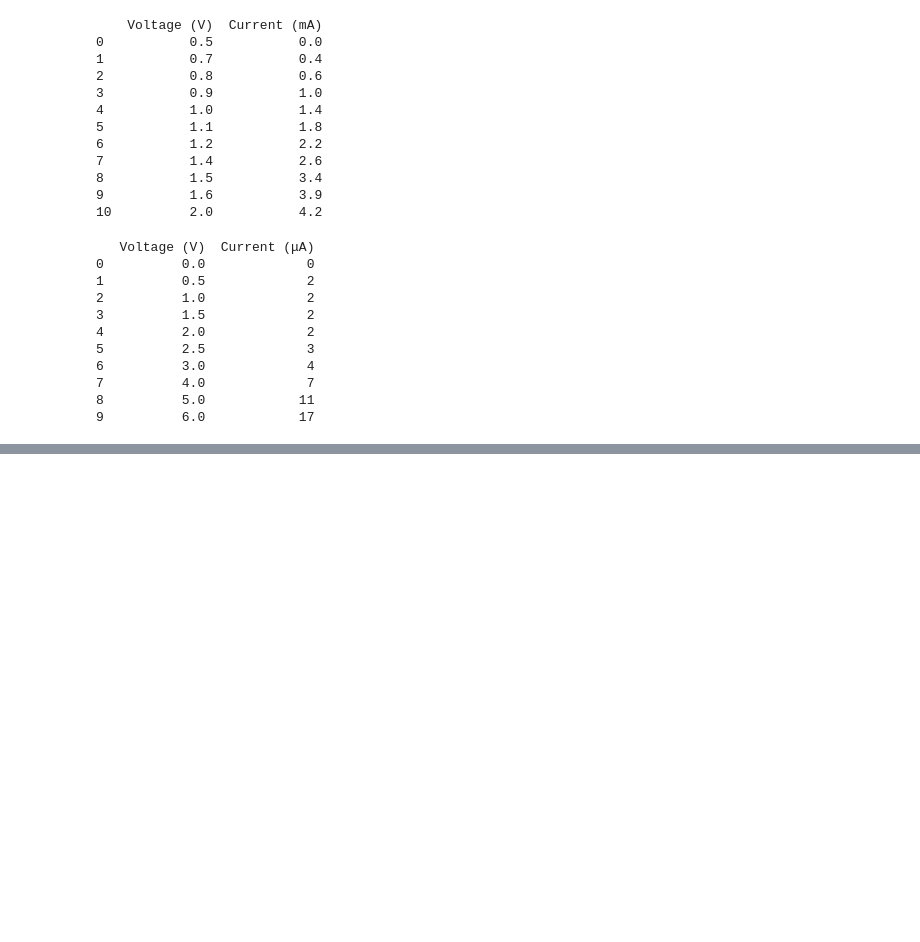
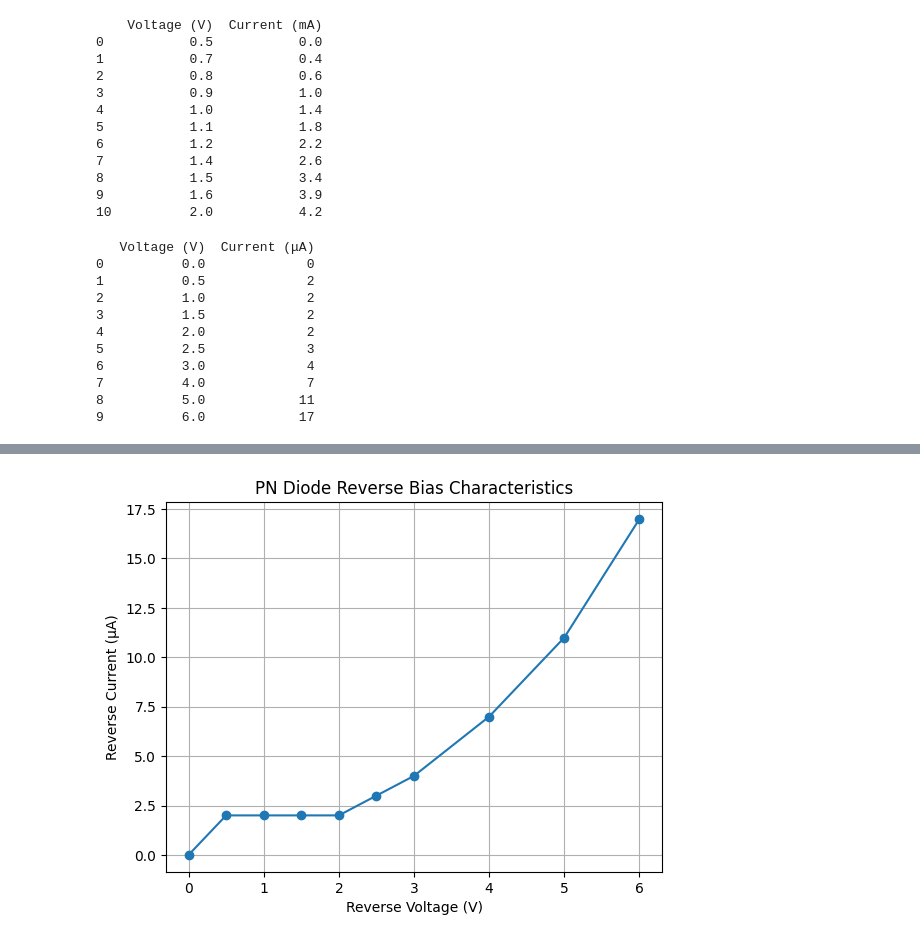
Before and after one commit to pranauvskandhan/Electronics-UPY22401J, a Jupyter notebook: lab/pn-diode.ipynb, the cells around one changed output, grey strips where cells are left out. Cells and saved outputs as stored; diff of their text form; code cells hidden in the pictures; blank space fills up the shorter version.

```diff
--- a/lab/pn-diode.ipynb
+++ b/lab/pn-diode.ipynb
@@ -44,0 +58,12 @@ print(rb_table)
+# %%
+# reverse bias plot
+
+plt.figure()
+plt.plot(rb_table['Voltage (V)'], rb_table['Current (μA)'], marker='o')
+plt.xlabel('Reverse Voltage (V)')
+plt.ylabel('Reverse Current (μA)')
+plt.title('PN Diode Reverse Bias Characteristics')
+plt.grid(True)
+plt.show()
+# %% [output]
+[figure, added]
```
Also changed, not shown: parts of 3 cells of this notebook, 2 other files.
